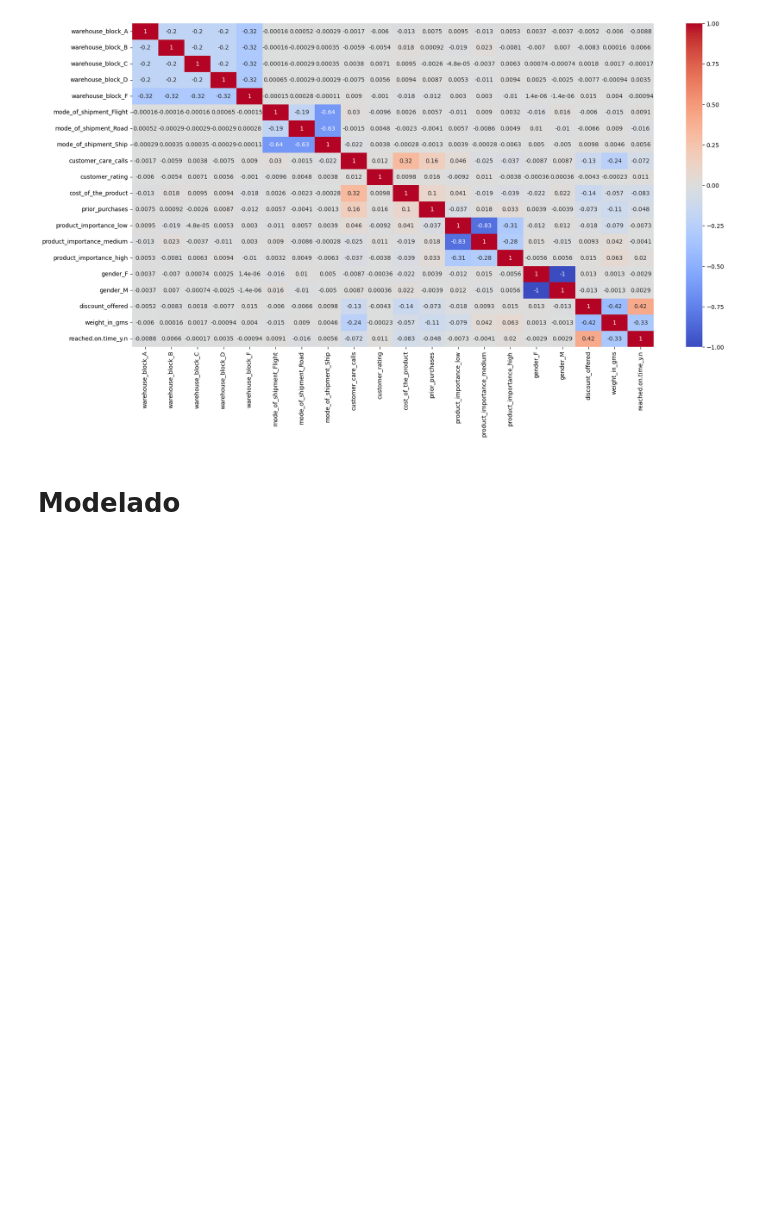
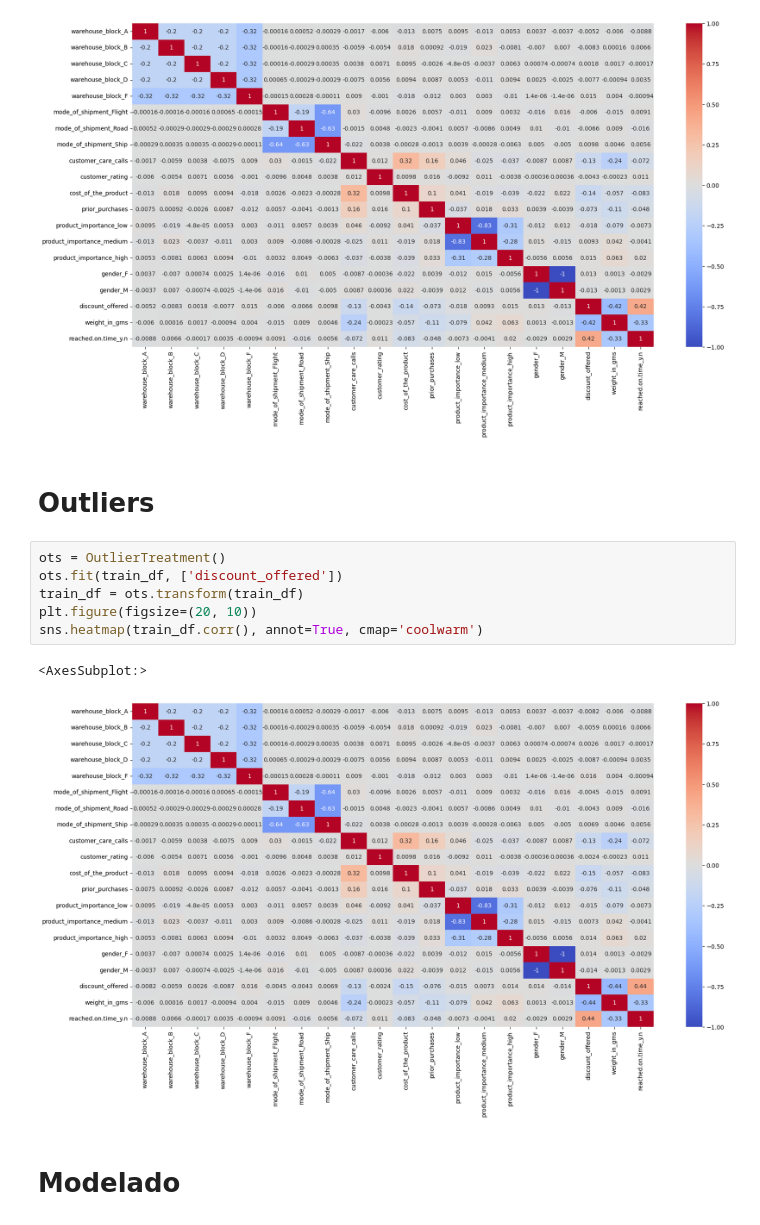
Before and after one commit to AstradaT/Datathon, a Jupyter notebook: ecommerce.ipynb, the cells around one changed output. Saved outputs shown, nothing was run; the diff lists cells and outputs as text; blank space fills up the shorter version.

Commit message:
Add outlier treatment

```diff
--- a/ecommerce.ipynb
+++ b/ecommerce.ipynb
@@ -127,6 +128,17 @@ sns.heatmap(train_df.corr(), annot=True, cmap='coolwarm')
 # %% [output]
 <AxesSubplot:>
 [figure]
+# %% [markdown]
+# Outliers
+# %%
+ots = OutlierTreatment()
+ots.fit(train_df, ['discount_offered'])
+train_df = ots.transform(train_df)
+plt.figure(figsize=(20, 10))
+sns.heatmap(train_df.corr(), annot=True, cmap='coolwarm')
+# %% [output]
+<AxesSubplot:>
+[figure, added]
 # %% [markdown]
 # Modelado
 # %%
```
Also changed, not shown: parts of 8 cells of this notebook, 5 other files.
